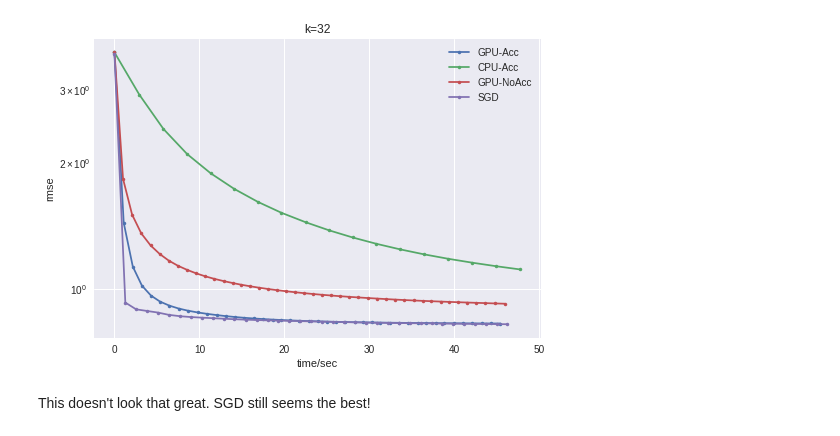
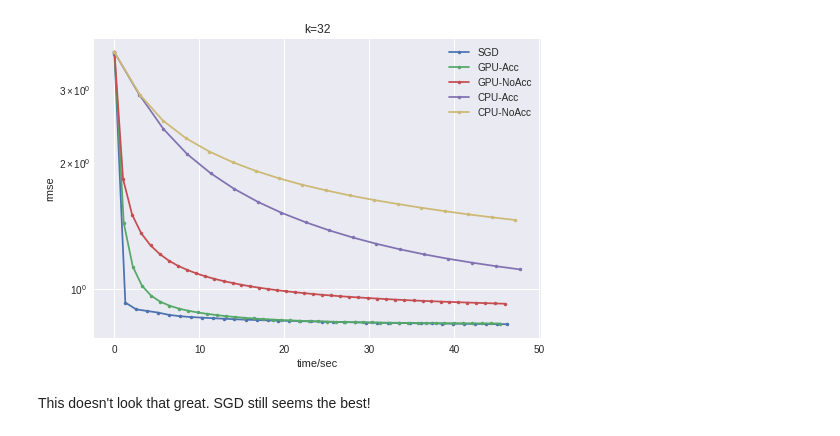
Before and after one commit to jiaweichiu/gpuimpute, a Jupyter notebook: results/plots.ipynb, the cells around one changed output. Drawn from its saved outputs; the diff is of its cells as text; code cells hidden in the pictures.

```diff
--- a/results/plots.ipynb
+++ b/results/plots.ipynb
@@ -9,6 +9,12 @@ sv_threshold = '10'
 num_gram = 1
 num = 0
 dataset = 'ml-20m'
+
+use_gpu = 'false'
+accelerated = 'false'
+soft_threshold = 'true'
+filename = './%s/impute_%d_%d_%s_%s_%d_%s_%s.tsv' % (dataset, num, k, sv_threshold, soft_threshold, num_gram, use_gpu, accelerated)
+df_cpu_noacc = pd.read_csv(filename, sep='\t')
 
 use_gpu = 'false'
 accelerated = 'true'
@@ -26,35 +32,36 @@ df_gpu_acc = pd.read_csv(filename, sep='\t')
 # accelerated = 'true'
 # soft_threshold = 'false'
 # filename = './%s/impute_%d_%d_%s_%s_%d_%s_%s.tsv' % (dataset, num, k, sv_threshold, soft_threshold, num_gram, use_gpu, accelerated)
 # df_gpu_acc_hard = pd.read_csv(filename, sep='\t')
 
 use_gpu = 'true'
 accelerated = 'false'
 soft_threshold = 'true'
 filename = './%s/impute_%d_%d_%s_%s_%d_%s_%s.tsv' % (dataset, num, k, sv_threshold, soft_threshold, num_gram, use_gpu, accelerated)
 df_gpu_noacc = pd.read_csv(filename, sep='\t')
 
 # SGD.
 filename = './%s/sgd_%d_%d.tsv' % (dataset, num, k)
 df_sgd = pd.read_csv(filename, sep='\t')
 
+plt.plot(df_sgd['time'], df_sgd['rmse'], label='SGD', marker='.')
 plt.plot(df_gpu_acc['time'], df_gpu_acc['rmse'], label='GPU-Acc', marker='.')
+plt.plot(df_gpu_noacc['time'], df_gpu_noacc['rmse'], label='GPU-NoAcc', marker='.')
 plt.plot(df_cpu_acc['time'], df_cpu_acc['rmse'], label='CPU-Acc', marker='.')
-plt.plot(df_gpu_noacc['time'], df_gpu_noacc['rmse'], label='GPU-NoAcc', marker='.')
-plt.plot(df_sgd['time'], df_sgd['rmse'], label='SGD', marker='.')
+plt.plot(df_cpu_noacc['time'], df_cpu_noacc['rmse'], label='CPU-NoAcc', marker='.')
 
 # Very small difference between soft threshold and hard threshold.
 #plt.plot(df_gpu_acc_hard['time'], np.log10(df_gpu_acc_hard['rmse']), label='GPU-Acc-Hard', marker='.')
 plt.xlabel('time/sec')
 plt.ylabel('rmse')
 plt.yscale('log')
 plt.title('k=%d' % k)
 plt.legend()
 
 fig = plt.gcf()
 fig.savefig('plot1.png')
 plt.show()
 # %% [output]
-[figure, old version]
+[figure, new version]
 # %% [markdown]
 This doesn't look that great. SGD still seems the best!
```
Also changed, not shown: 2 other files.
